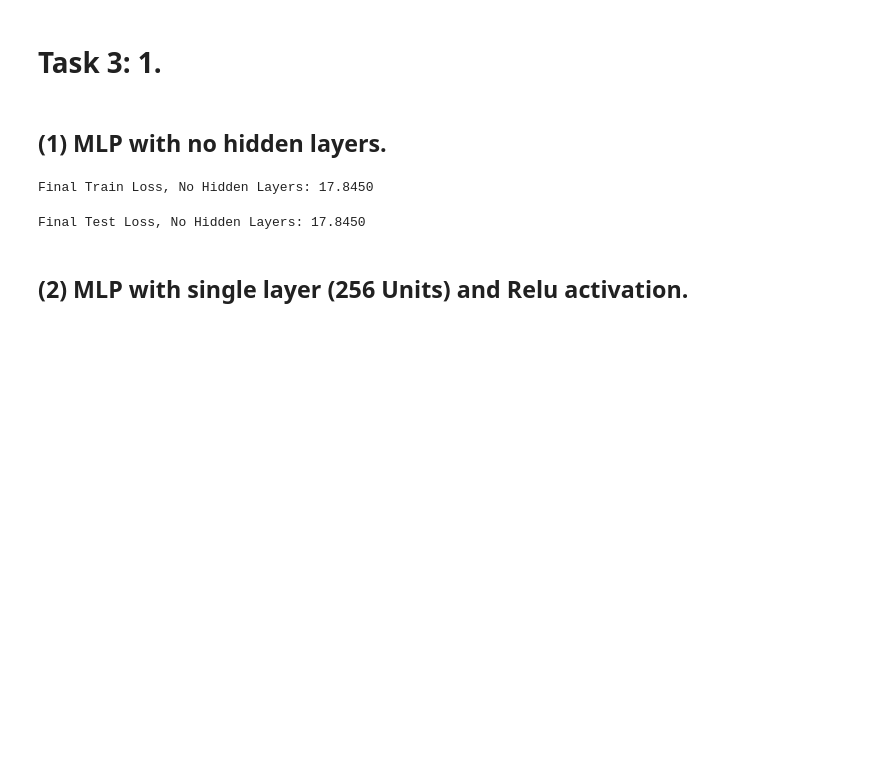
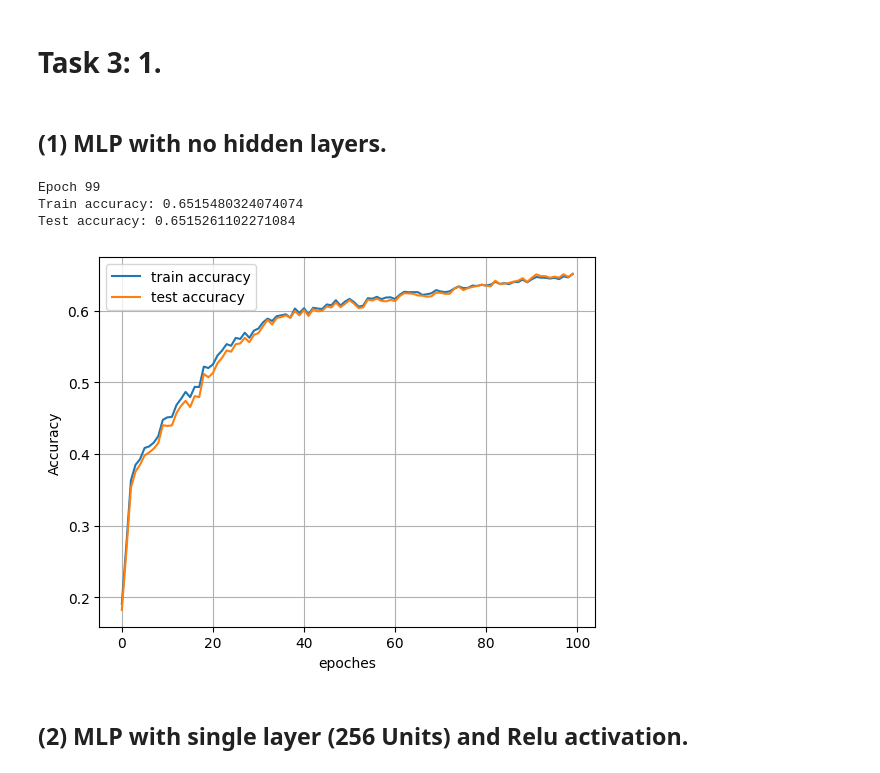
Before and after one commit to sebastian9991/ClassificationImageData-MLP-and-CNN, a Jupyter notebook: miniproject.ipynb, the cells around one changed output. Cells and saved outputs as stored; diff of their text form; code cells hidden in the pictures; blank space fills up the shorter version.

```diff
--- a/miniproject.ipynb
+++ b/miniproject.ipynb
@@ -75,0 +56,3 @@ Dataset OrganAMNIST of size 28 (organamnist)
+# %%
+X = np.array([train_dataset[i][0].numpy() for i in range(len(train_dataset))])  # Image data as numpy array
+y = np.array([train_dataset[i][1] for i in range(len(train_dataset))])  # Labels
@@ -75,0 +65,3 @@ Dataset OrganAMNIST of size 28 (organamnist)
+# %%
+n_features= X.shape[2]*X.shape[3]
+x = X.reshape(-1, n_features)
@@ -75,0 +72,3 @@ Dataset OrganAMNIST of size 28 (organamnist)
+# %%
+y = np.eye(11)[y]
+y = np.squeeze(y)
@@ -76,3 +79,11 @@ Dataset OrganAMNIST of size 28 (organamnist)
+# %%
+from sklearn.model_selection import train_test_split
+import numpy as np
+
+
+# Perform 80-20 split
+X_train, X_test = train_test_split(x, test_size=0.2, random_state=42)
+y_train, y_test = train_test_split(y, test_size= 0.2, random_state=42)
 # %% [markdown]
 An example visulization:
 # %%
@@ -136,44 +100,15 @@ from mlp import MLPSoftmax, ActivationFunction,  ReLU, ReLU_derivative, random_i
 # %% [markdown]
 ## (1) MLP with no hidden layers.
 # %%
-mlp_no_hidden_layers = MLPSoftmax(initalizer=random_initalizer, activation_function=None, layer_sizes=[784, 11]) #We know the dimensions from torch.flatten()
+activation_loss_function = ActivationFunction(func=softmax, derivative=softmax_derivative)
+mlp_no_hidden_layers = MLPSoftmax(initalizer=random_initalizer, loss_activation= activation_loss_function,  activation_function=None, layer_sizes=[784, 11]) #We know the dimensions from torch.flatten()
+mlp_no_hidden_layers.fit(X_train= X_train, y_train= y_train, X_test=X_test, y_test=y_test, learning_rate=0.01,
+                         epochs=100, batch=64, termination_condition=1e-2, max_iters=100, plot=True)
+# %% [output]
+Epoch 99
+Train accuracy: 0.6515480324074074
+Test accuracy: 0.6515261102271084
+[figure, added]
-# %%
-loss_array_train = []
-for images, labels in train_loader:
-        flattened_images  =  torch.flatten(images, start_dim=1)
-        X = flattened_images.numpy().astype(np.float16)
-
-        ohe_labels = one_hot(labels, num_classes=11)
-        ohe_labels = ohe_labels.squeeze()
-        y = ohe_labels.numpy().astype(np.int8)
-
-        mlp_no_hidden_layers.fit(X = X, y = y, learning_rate=-0.01, epochs = 100, batch = 32, termination_condition = 1e-2, max_iters = 1000)
-        loss_array_train.append(mlp_no_hidden_layers.predict(X,y)[0])
-        #print(f"Loss:{mlp_no_hidden_layers.predict(X, y):.4f}")
-        break
-
-final_loss = np.sum(loss_array_train) / len(loss_array_train)
-print(f"Final Train Loss, No Hidden Layers: {final_loss:.4f}")
-# %% [output]
-Final Train Loss, No Hidden Layers: 17.8450
-# %%
-loss_array_test = []
-for images, labels in test_loader:
-        flattened_images  =  torch.flatten(images, start_dim=1)
-        X = flattened_images.numpy().astype(np.float16)
-
-        ohe_labels = one_hot(labels, num_classes=11)
-        ohe_labels = ohe_labels.squeeze()
-        y = ohe_labels.numpy().astype(np.int8)
-
-        #No Fit is called
-        loss_array_test.append(mlp_no_hidden_layers.predict(X,y)[0])
-        #print(f"Loss:{mlp_no_hidden_layers.predict(X, y):.4f}")
-
-final_loss = np.sum(loss_array_train) / len(loss_array_train)
-print(f"Final Test Loss, No Hidden Layers: {final_loss:.4f}")
-# %% [output]
-Final Test Loss, No Hidden Layers: 17.8450
 # %% [markdown]
 ## (2) MLP with single layer (256 Units) and Relu activation.
 # %%
```
Also changed, not shown: parts of 15 cells of this notebook, 1 other file.
